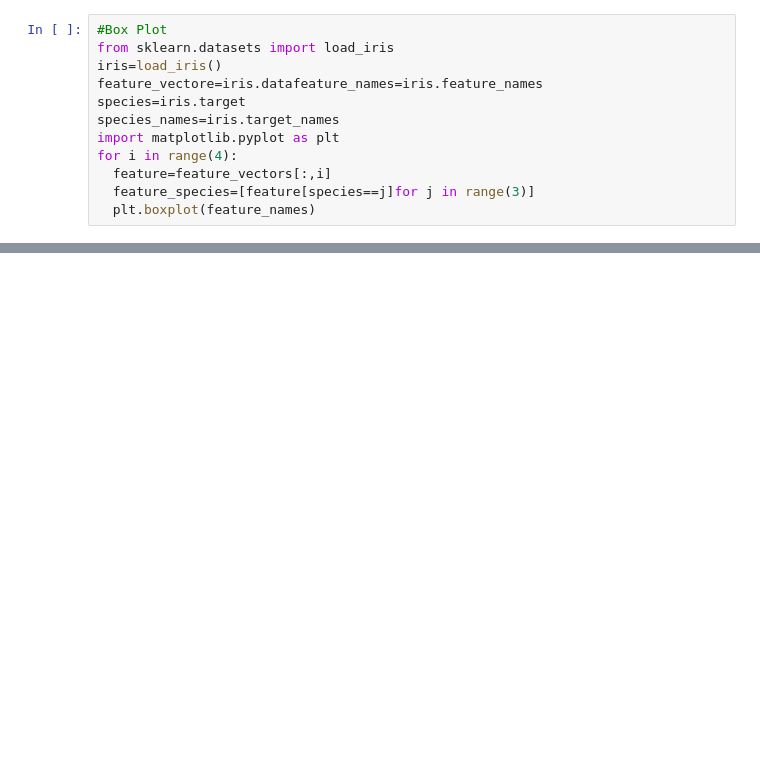
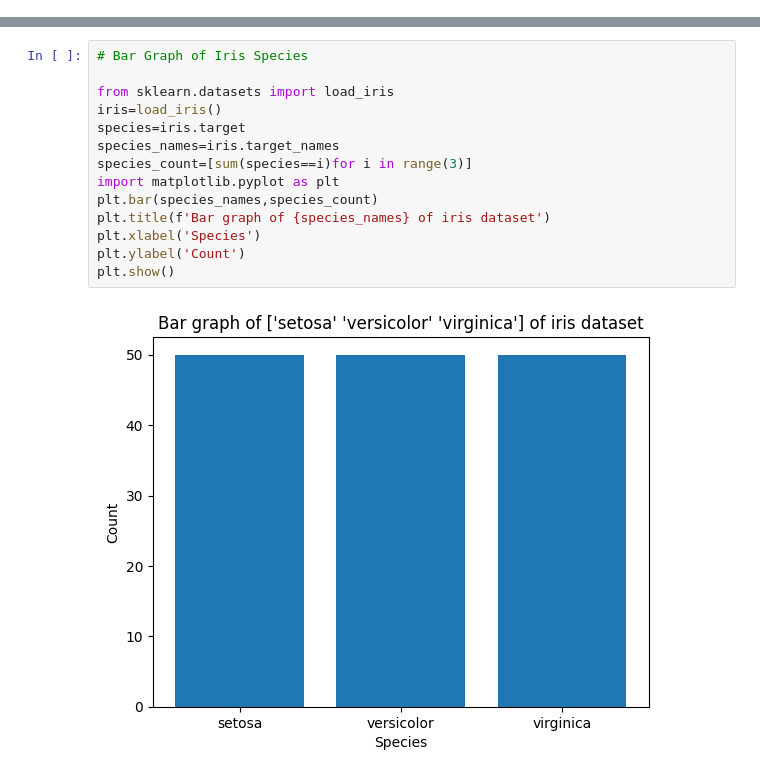
Before and after one commit to mubashshiradeeb/IrisDataset, a Jupyter notebook: Irisdataset.ipynb, the cells around one changed output, grey strips where cells are left out. Drawn from its saved outputs; the diff is of its cells as text; blank space fills up the shorter version.

```diff
--- a/Irisdataset.ipynb
+++ b/Irisdataset.ipynb
@@ -13,15 +134,3 @@ plt.title(f'Pie chart of {species_names} of iris dataset')
 plt.show()
 # %% [output]
 [figure]
-# %%
-#Box Plot
-from sklearn.datasets import load_iris
-iris=load_iris()
-feature_vectore=iris.datafeature_names=iris.feature_names
-species=iris.target
-species_names=iris.target_names
-import matplotlib.pyplot as plt
-for i in range(4):
-  feature=feature_vectors[:,i]
-  feature_species=[feature[species==j]for j in range(3)]
-  plt.boxplot(feature_names)
@@ -27,0 +146,16 @@ for i in range(4):
+# %%
+# Bar Graph of Iris Species
+
+from sklearn.datasets import load_iris
+iris=load_iris()
+species=iris.target
+species_names=iris.target_names
+species_count=[sum(species==i)for i in range(3)]
+import matplotlib.pyplot as plt
+plt.bar(species_names,species_count)
+plt.title(f'Bar graph of {species_names} of iris dataset')
+plt.xlabel('Species')
+plt.ylabel('Count')
+plt.show()
+# %% [output]
+[figure, added]
```
Also changed, not shown: parts of 37 cells of this notebook.
